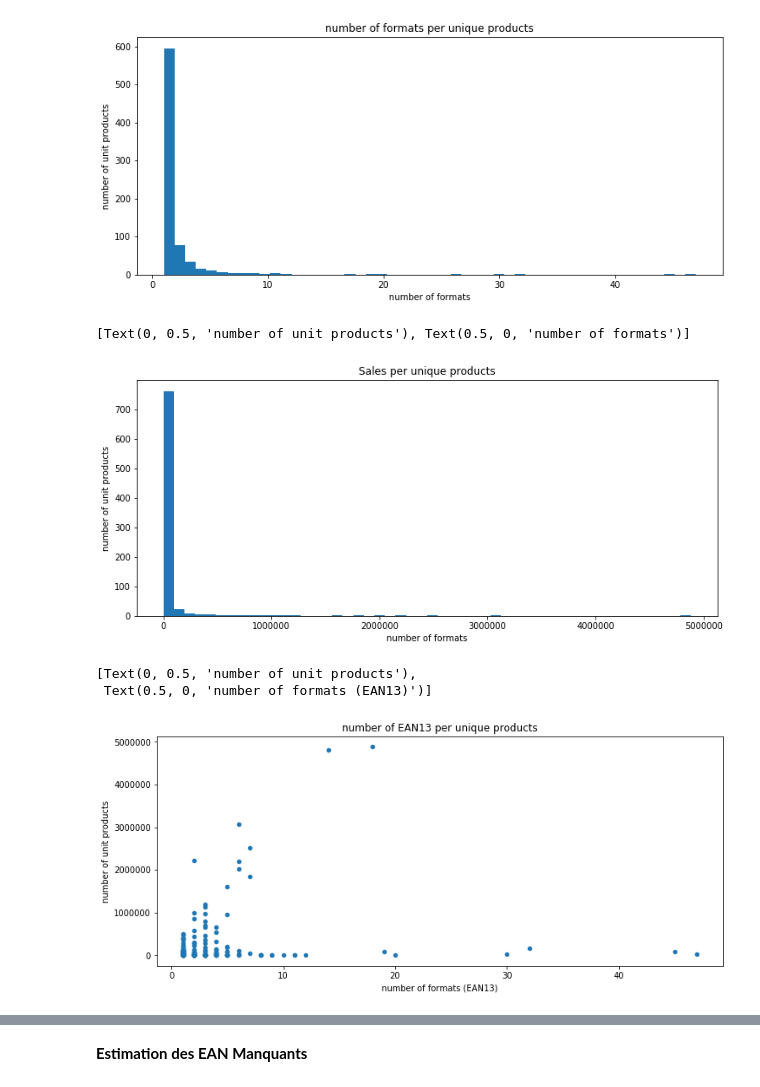
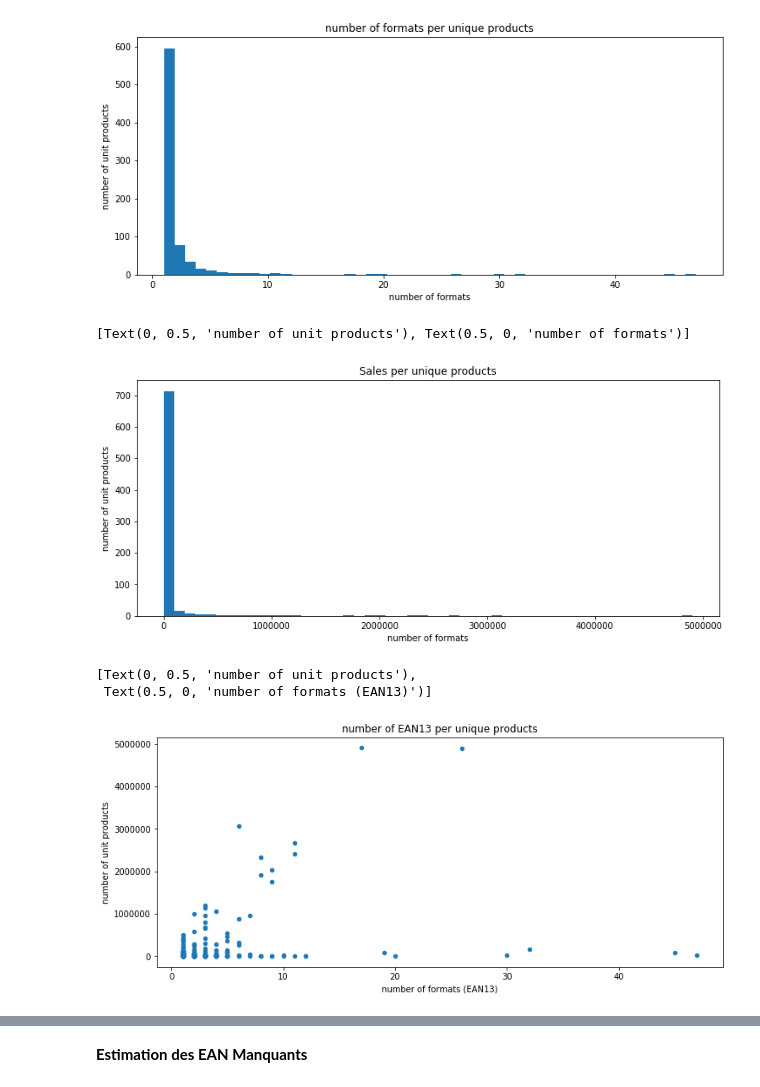
Before and after one commit to alex-toy/italians_do_it_better, a Jupyter notebook: Fusion_N_O.ipynb, the cells around one changed output, grey strips where cells are left out. Drawn from its saved outputs; the diff is of its cells as text; code cells hidden in the pictures.

```diff
--- a/Fusion_N_O.ipynb
+++ b/Fusion_N_O.ipynb
@@ -299,7 +299,7 @@ len(df_N_PROD['N_SAME_PRODUCT'].unique())
 # %% [output]
 771
 # %%
-df_prod_summary = df_N_prod[['SAME_PRODUCT', 'N_COUNT', 'DERNIER CAM', 'CAM AN-1']].groupby(['SAME_PRODUCT']).sum()
+df_prod_summary = df_N_PROD[['N_SAME_PRODUCT', 'N_COUNT', 'N_DERNIER CAM', 'N_CAM AN-1']].groupby(['N_SAME_PRODUCT']).sum()
 # %%
 df_prod_summary.shape
 # %% [output]
@@ -343,16 +343,16 @@ df_prod_summary['N_COUNT'].plot.hist(bins=50, title='number of formats per uniqu
 [Text(0, 0.5, 'number of unit products'), Text(0.5, 0, 'number of formats')]
 [figure]
 # %%
-df_prod_summary['DERNIER CAM'].plot.hist(bins=50, title='Sales per unique products', figsize=(12,5)).set(xlabel='number of formats', ylabel='number of unit products')
+df_prod_summary['N_DERNIER CAM'].plot.hist(bins=50, title='Sales per unique products', figsize=(12,5)).set(xlabel='number of formats', ylabel='number of unit products')
 # %% [output]
 [Text(0, 0.5, 'number of unit products'), Text(0.5, 0, 'number of formats')]
-[figure, old version]
+[figure, new version]
 # %%
-df_prod_summary.plot.scatter(x='N_COUNT', y='DERNIER CAM', title='number of EAN13 per unique products', figsize=(12,5)).set(xlabel='number of formats (EAN13)', ylabel='number of unit products')
+df_prod_summary.plot.scatter(x='N_COUNT', y='N_DERNIER CAM', title='number of EAN13 per unique products', figsize=(12,5)).set(xlabel='number of formats (EAN13)', ylabel='number of unit products')
 # %% [output]
 [Text(0, 0.5, 'number of unit products'),
  Text(0.5, 0, 'number of formats (EAN13)')]
-[figure, old version]
+[figure, new version]
 # %%
 df_prod_summary[df_prod_summary['N_COUNT'] > 10]
 # %% [output]
```
Also changed, not shown: parts of 14 cells of this notebook, 1 other file.
